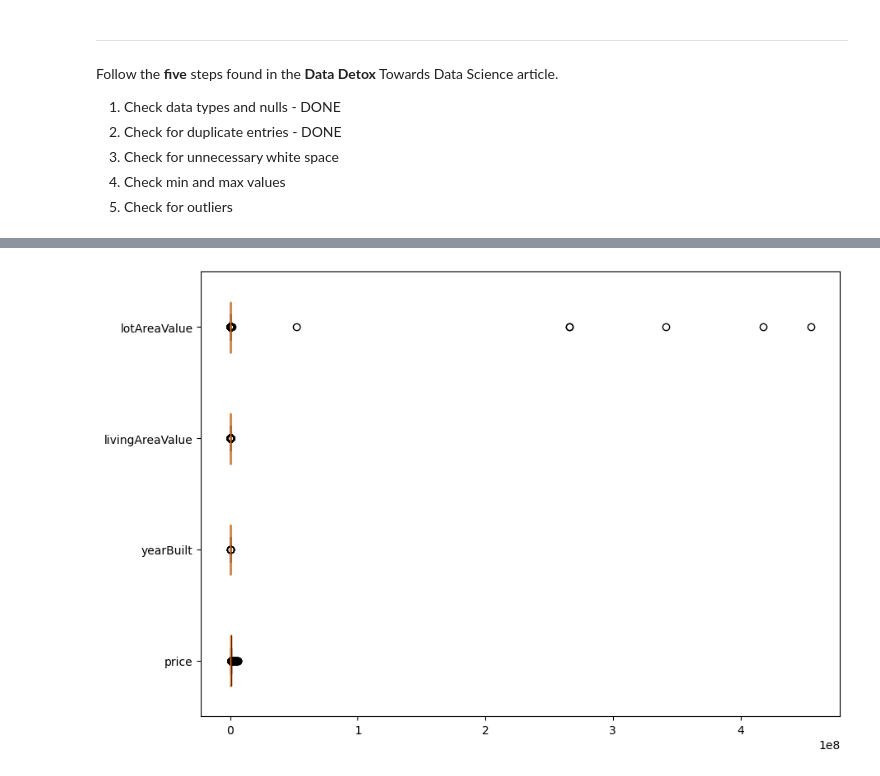
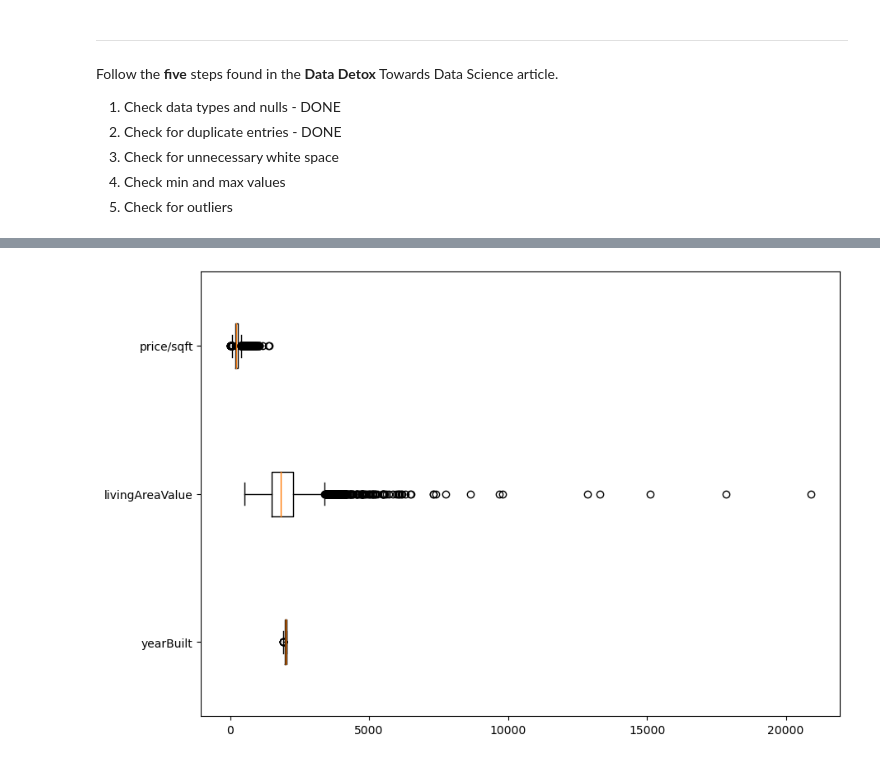
Before and after one commit to Jonathan-Tiede/RealEstate_Recommender, a Jupyter notebook: dataWrangling.ipynb, the cells around one changed output, grey strips where cells are left out. Cells and saved outputs as stored; diff of their text form; code cells hidden in the pictures.

```diff
--- a/dataWrangling.ipynb
+++ b/dataWrangling.ipynb
@@ -177,6 +219,10 @@ df_recentlySold_trunc.loc[indexList, 'zestimate'] = df_recentlySold_trunc.loc[in
 df_forSale_trunc.dropna(subset=['livingAreaValue'], inplace=True)
 df_recentlySold_trunc.dropna(subset=['livingAreaValue'], inplace=True)
 
+# Drop all livingAreaValue rows == 0. Zero here will cause inf. on price/sqft calc. <- breaks feature scaling and model building.
+df_forSale_trunc = df_forSale_trunc.loc[df_forSale_trunc['livingAreaValue']>=500]
+df_recentlySold_trunc = df_recentlySold_trunc.loc[df_recentlySold_trunc['livingAreaValue']>=500]
+
 # Drop all bathroom and bedroom values of NaN
 df_forSale_trunc.dropna(subset=['bathrooms', 'bedrooms'], inplace=True)
 df_recentlySold_trunc.dropna(subset=['bathrooms', 'bedrooms'], inplace=True)
@@ -210,6 +256,11 @@ df_recentlySold_trunc['dateSoldString'] = pd.to_datetime(df_recentlySold_trunc['
 '''Creating new feature -- price/sqft'''
 df_forSale_trunc['price/sqft'] = df_forSale_trunc['price'].astype(float)/df_forSale_trunc['livingAreaValue'].astype(float)
 df_recentlySold_trunc['price/sqft'] = df_recentlySold_trunc['price'].astype(float)/df_recentlySold_trunc['livingAreaValue'].astype(float)
+
+df_forSale_trunc.rename(columns={'price':'listPrice'}, inplace=True)
+
+df_forSale_trunc['zipcode'] = df_forSale_trunc['zipcode'].astype(int)
+df_recentlySold_trunc['zipcode'] = df_recentlySold_trunc['zipcode'].astype(int)
 # %%
 # Reset Index
 df_forSale_trunc.reset_index(inplace=True)
@@ -220 +281,9 @@ df_recentlySold_trunc.drop(columns=['index'], inplace=True)
+# %%
+'''
+Check for outliers in list price and sold price.
+'''
+df_recentlySold_trunc.sort_values(by='price', inplace=True)
+soldPrice = df_recentlySold_trunc[['zipcode','price']]
+outlierBoolean = outliers(soldPrice, column='price')
+df_recentlySold_trunc.insert(5, "priceOutlier", outlierBoolean, True)
 # %%
@@ -255,10 +350,10 @@ plt.show()
 # %%
 # Create box plot for all numeric data. Check for outliers.
 
 fig = plt.figure(figsize =(10, 7))
 ax = fig.add_subplot(111)
-ax.boxplot(df_recentlySold_trunc[['price','yearBuilt','livingAreaValue','lotAreaValue']], vert=False)
-ax.set_yticklabels(['price','yearBuilt','livingAreaValue','lotAreaValue'])
+ax.boxplot(df_recentlySold_trunc[['yearBuilt','livingAreaValue','price/sqft']], vert=False)
+ax.set_yticklabels(['yearBuilt','livingAreaValue','price/sqft'])
 plt.show()
 # %% [output]
-[figure, old version]
+[figure, new version]
```
Also changed, not shown: parts of 18 cells of this notebook, 5 other files.
